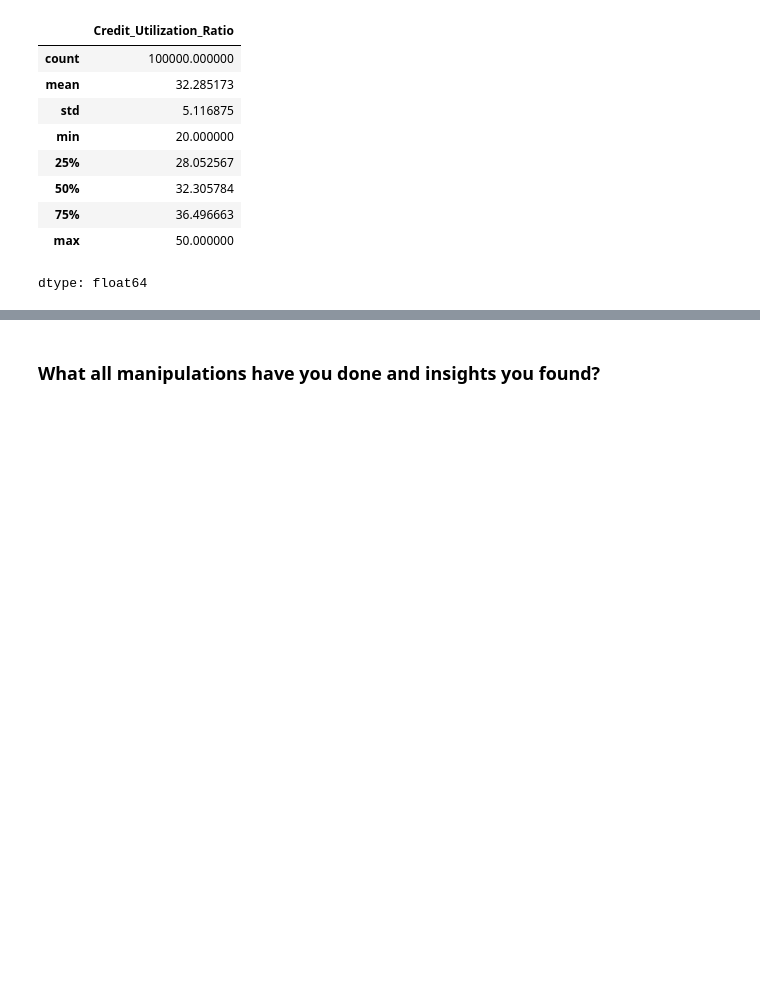
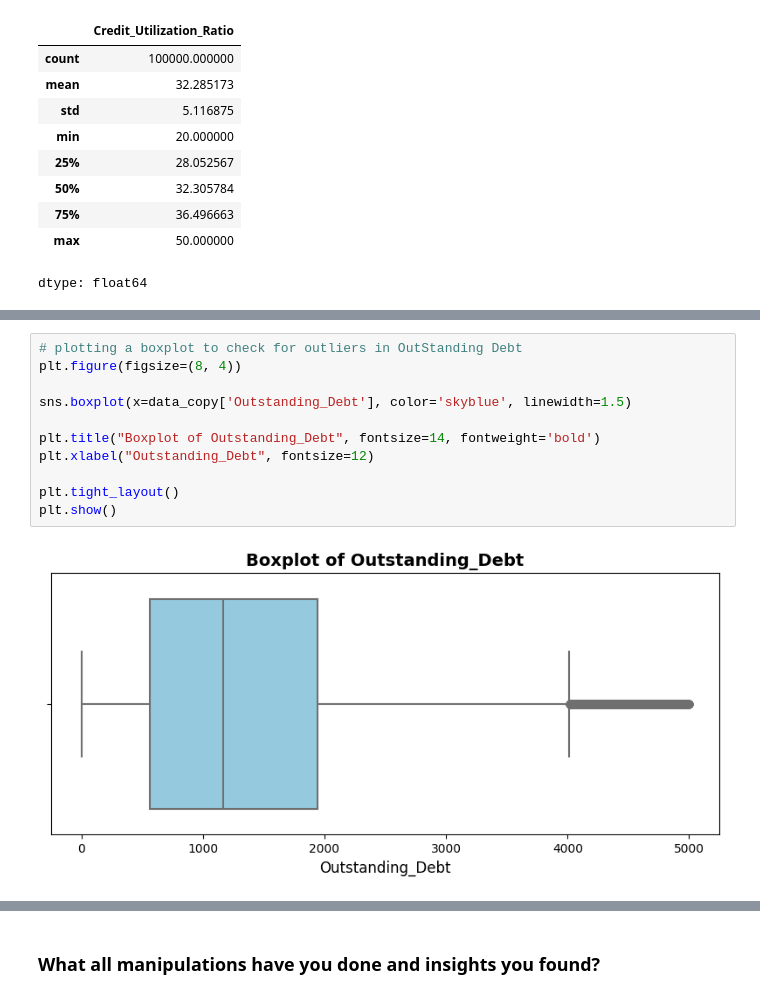
Before and after one commit to Shuvam-2000/Paisa-Bazar-Bank-Fraud-Analysis, a Jupyter notebook: Paisa_Bazar_Bank_Fraud_Analysis.ipynb, the cells around one changed output, grey strips where cells are left out. Drawn from its saved outputs; the diff is of its cells as text; blank space fills up the shorter version.

```diff
--- a/Paisa_Bazar_Bank_Fraud_Analysis.ipynb
+++ b/Paisa_Bazar_Bank_Fraud_Analysis.ipynb
@@ -481,0 +641,13 @@ dtype: float64
+# %%
+# plotting a boxplot to check for outliers in OutStanding Debt
+plt.figure(figsize=(8, 4))
+
+sns.boxplot(x=data_copy['Outstanding_Debt'], color='skyblue', linewidth=1.5)
+
+plt.title("Boxplot of Outstanding_Debt", fontsize=14, fontweight='bold')
+plt.xlabel("Outstanding_Debt", fontsize=12)
+
+plt.tight_layout()
+plt.show()
+# %% [output]
+[figure, added]
```
Also changed, not shown: parts of 44 cells of this notebook.
